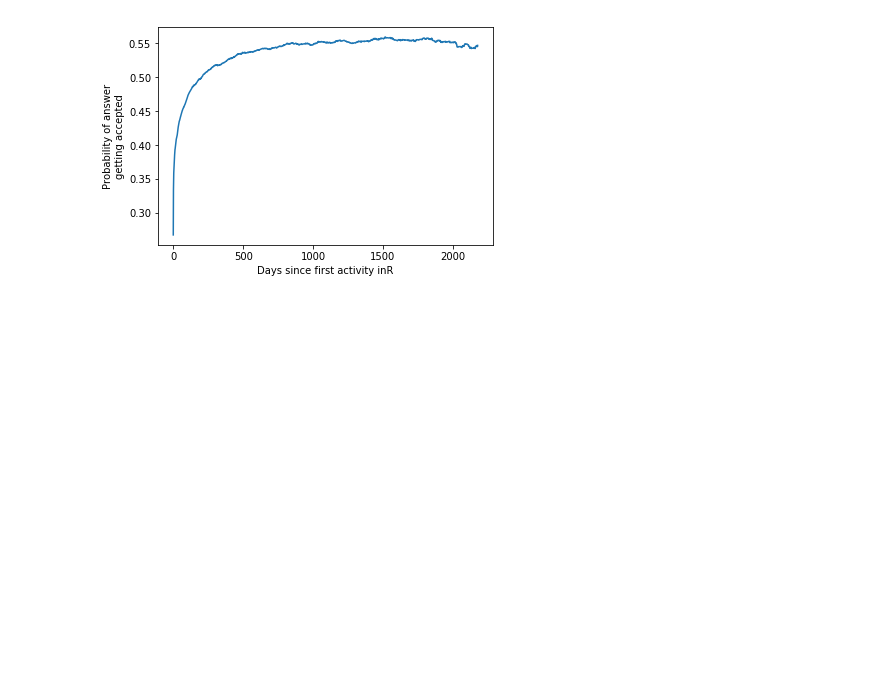
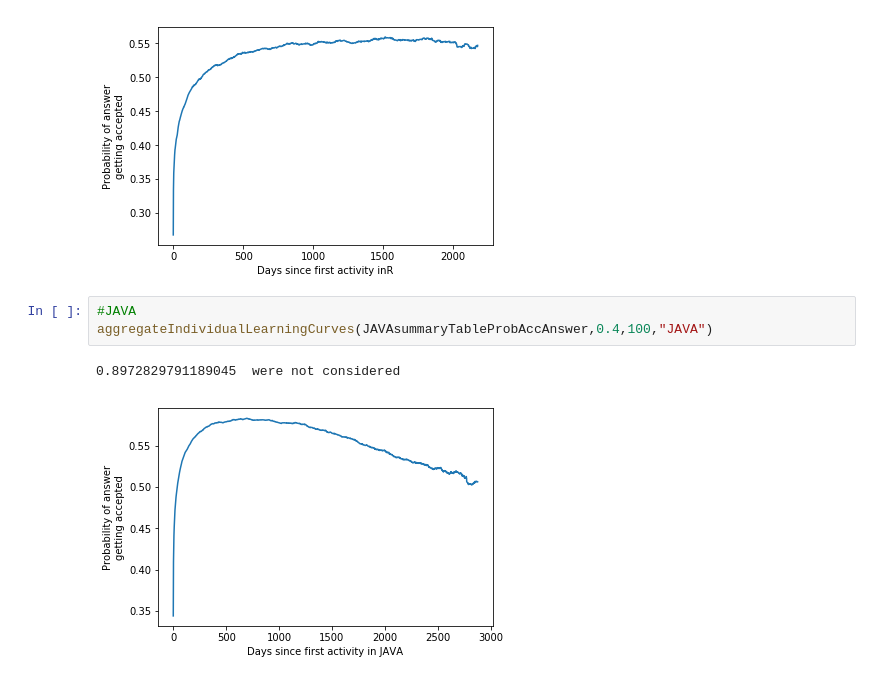
Before and after one commit to live-wire/overflow, a Jupyter notebook: ProbAccAnswerAllLanguages.ipynb, the cells around one changed output. Drawn from its saved outputs; the diff is of its cells as text; blank space fills up the shorter version.

```diff
--- a/ProbAccAnswerAllLanguages.ipynb
+++ b/ProbAccAnswerAllLanguages.ipynb
@@ -262,3 +269,9 @@ aggregateIndividualLearningCurves(RsummaryTableProbAccAnswer,0.4,100,"R")
 # %% [output]
 0.6879320560932254  were not considered
 [figure]
+# %%
+#JAVA
+aggregateIndividualLearningCurves(JAVAsummaryTableProbAccAnswer,0.4,100,"JAVA")
+# %% [output]
+0.8972829791189045  were not considered
+[figure, added]
```
Also changed, not shown: parts of 20 cells of this notebook.
